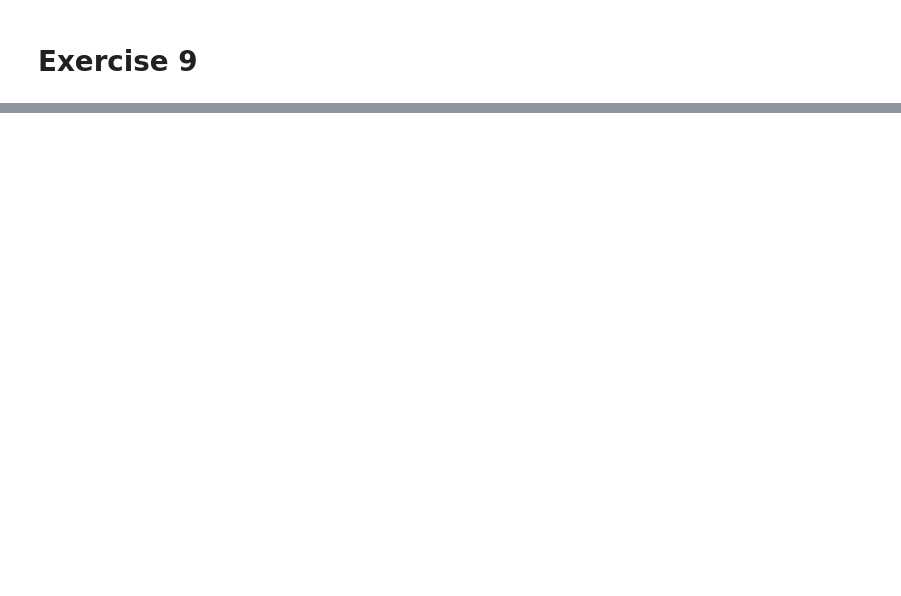
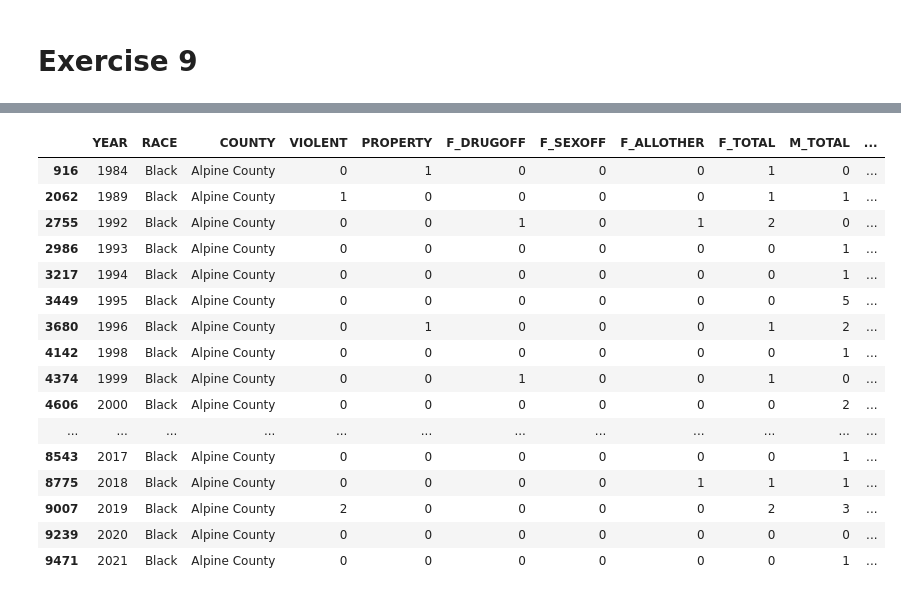
Before and after one commit to xianchiz/IDS_720_Groupby, a Jupyter notebook: exercise_groupby.ipynb, the cells around one changed output, grey strips where cells are left out. Drawn from its saved outputs; the diff is of its cells as text; code cells hidden in the pictures; blank space fills up the shorter version.

```diff
--- a/exercise_groupby.ipynb
+++ b/exercise_groupby.ipynb
@@ -39,8 +32,8 @@ assert not df1.any()
 # %% [markdown]
 # Exercise 4
 # %%
-county_year_race = df.groupby(["YEAR", "RACE", "COUNTY"], as_index=False).sum()
-county_year_race
+ex4_num_rows = df.groupby(["YEAR", "RACE", "COUNTY"], as_index=False).sum()
+ex4_num_rows
 # %% [output]
 |  | YEAR | RACE | COUNTY | VIOLENT | PROPERTY | F_DRUGOFF | F_SEXOFF | F_ALLOTHER | F_TOTAL | M_TOTAL | ... |
 | 0 | 1980 | Black | Alameda County | 2594 | 5138 | 1489 | 94 | 541 | 9856 | 24081 | ... |
@@ -80,9 +76,9 @@ total drug crimes in Alameda County in 1980: 3569
 # %%
-violent_year = county_year_race.groupby(['COUNTY', 'YEAR'])['VIOLENT'].transform('sum')
-drug_year = county_year_race.groupby(['COUNTY', 'YEAR'])['F_DRUGOFF'].transform('sum')
-county_year_race['total_violent'] = violent_year
-county_year_race['total_drug'] = drug_year
-county_year_race
+violent_year = ex4_num_rows.groupby(['COUNTY', 'YEAR'])['VIOLENT'].transform('sum')
+drug_year = ex4_num_rows.groupby(['COUNTY', 'YEAR'])['F_DRUGOFF'].transform('sum')
+ex4_num_rows['total_violent_by_race'] = violent_year
+ex4_num_rows['total_drug_by_race'] = drug_year
+ex4_num_rows
 # %% [output]
 |  | YEAR | RACE | COUNTY | VIOLENT | PROPERTY | F_DRUGOFF | F_SEXOFF | F_ALLOTHER | F_TOTAL | M_TOTAL | ... |
 | 0 | 1980 | Black | Alameda County | 2594 | 5138 | 1489 | 94 | 541 | 9856 | 24081 | ... |
@@ -213,0 +231,20 @@ b.difference(a)
+# %%
+ex4_num_rows[(ex4_num_rows["COUNTY"] == "Alpine County") & (ex4_num_rows["RACE"] == "Black")]
+# %% [output]
+|  | YEAR | RACE | COUNTY | VIOLENT | PROPERTY | F_DRUGOFF | F_SEXOFF | F_ALLOTHER | F_TOTAL | M_TOTAL | ... |
+| 916 | 1984 | Black | Alpine County | 0 | 1 | 0 | 0 | 0 | 1 | 0 | ... |
+| 2062 | 1989 | Black | Alpine County | 1 | 0 | 0 | 0 | 0 | 1 | 1 | ... |
+| 2755 | 1992 | Black | Alpine County | 0 | 0 | 1 | 0 | 1 | 2 | 0 | ... |
+| 2986 | 1993 | Black | Alpine County | 0 | 0 | 0 | 0 | 0 | 0 | 1 | ... |
+| 3217 | 1994 | Black | Alpine County | 0 | 0 | 0 | 0 | 0 | 0 | 1 | ... |
+| 3449 | 1995 | Black | Alpine County | 0 | 0 | 0 | 0 | 0 | 0 | 5 | ... |
+| 3680 | 1996 | Black | Alpine County | 0 | 1 | 0 | 0 | 0 | 1 | 2 | ... |
+| 4142 | 1998 | Black | Alpine County | 0 | 0 | 0 | 0 | 0 | 0 | 1 | ... |
+| 4374 | 1999 | Black | Alpine County | 0 | 0 | 1 | 0 | 0 | 1 | 0 | ... |
+| 4606 | 2000 | Black | Alpine County | 0 | 0 | 0 | 0 | 0 | 0 | 2 | ... |
+| ... | ... | ... | ... | ... | ... | ... | ... | ... | ... | ... | ... |
+| 8543 | 2017 | Black | Alpine County | 0 | 0 | 0 | 0 | 0 | 0 | 1 | ... |
+| 8775 | 2018 | Black | Alpine County | 0 | 0 | 0 | 0 | 1 | 1 | 1 | ... |
+| 9007 | 2019 | Black | Alpine County | 2 | 0 | 0 | 0 | 0 | 2 | 3 | ... |
+| 9239 | 2020 | Black | Alpine County | 0 | 0 | 0 | 0 | 0 | 0 | 0 | ... |
+| 9471 | 2021 | Black | Alpine County | 0 | 0 | 0 | 0 | 0 | 0 | 1 | ... |
```
Also changed, not shown: parts of 69 cells of this notebook.
